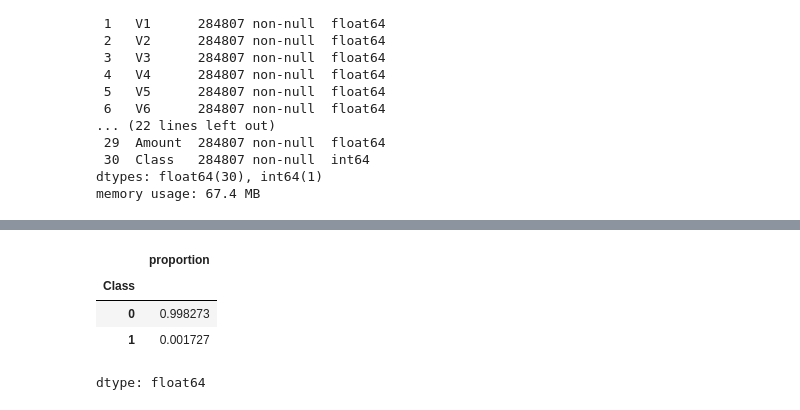
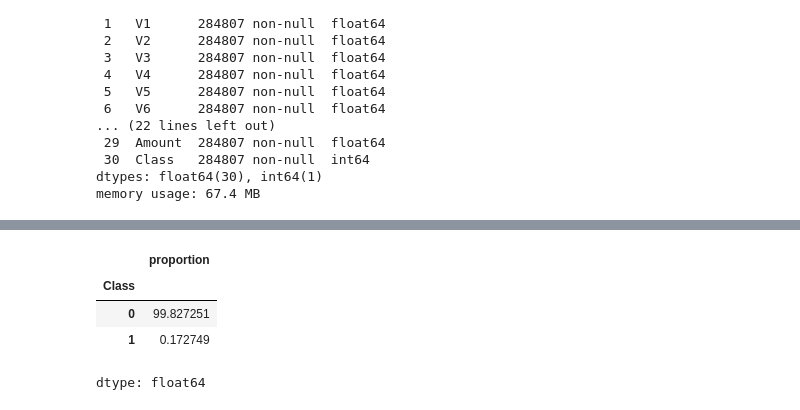
Before and after one commit to fahimshahariar1/transaction-fraud-detector, a Jupyter notebook: Transaction_Fraud_Detector.ipynb, the cells around one changed output, grey strips where cells are left out. Saved outputs shown, nothing was run; the diff lists cells and outputs as text; code cells hidden in the pictures.

```diff
--- a/Transaction_Fraud_Detector.ipynb
+++ b/Transaction_Fraud_Detector.ipynb
@@ -45,8 +83,8 @@ memory usage: 67.4 MB
 # %%
-creditCard_df["Class"].value_counts(normalize=True)
+creditCard_df["Class"].value_counts(normalize=True) * 100
 # %% [output]
 |  | proportion |
 | Class |  |
-| 0 | 0.998273 |
-| 1 | 0.001727 |
+| 0 | 99.827251 |
+| 1 | 0.172749 |
 dtype: float64
```
Also changed, not shown: parts of 13 cells of this notebook.
